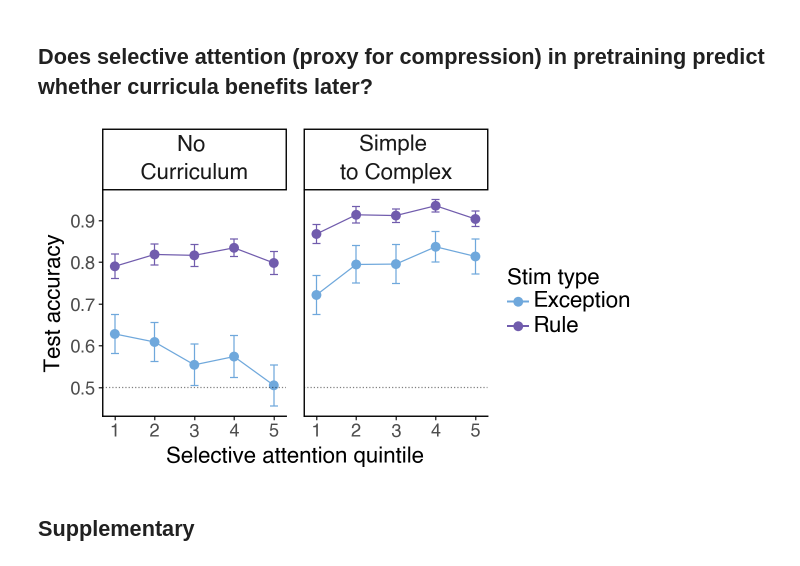
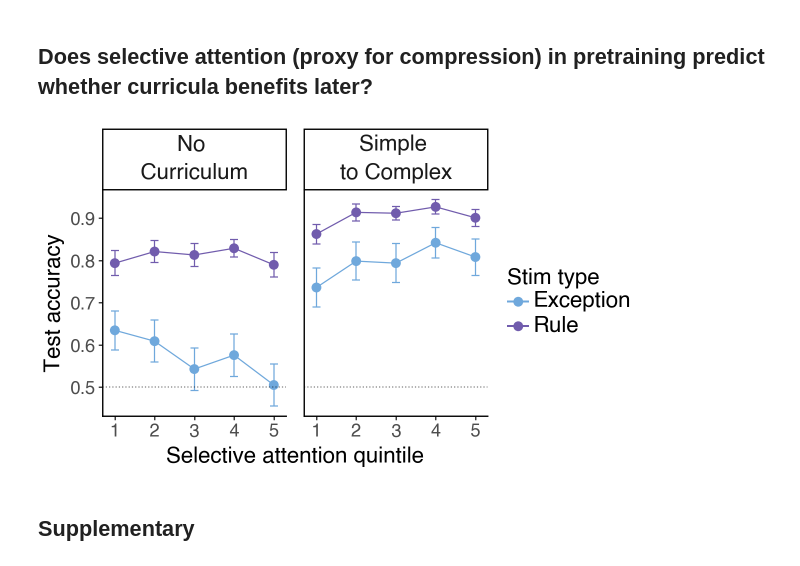
Before and after one commit to licezhang/curriculum_unlearning, a Jupyter notebook: analysis/experiment2.ipynb, the cells around one changed output. Cells and saved outputs as stored; diff of their text form; code cells hidden in the pictures.

Commit message:
adding exp1 task code and aligning exp2 v1

```diff
--- a/analysis/experiment2.ipynb
+++ b/analysis/experiment2.ipynb
@@ -21,24 +16,10 @@ dodge = position_dodge(width=0.6)
 stimColors = {'Rule': '#715cad', 'Exception': '#6fa8dcff'}
 
 # Load the raw data
-df = pd.read_csv('data/experiment2_raw.csv')
+df = pd.read_csv('data/experiment2_raw.csv', dtype={'stimuli': str})
 # %%
-# exclude subjects with more than 5 missed catch trials, only relevant for v5 and replication v2
-missed_catch = df[(df['catch']==True) & (df['correct']==0)].groupby('subjectId').size()
-catch_cutoff = 5
-exclude_subs = missed_catch[missed_catch > catch_cutoff].index.tolist()
-df = df[~df['subjectId'].isin(exclude_subs)]
-print(f"Excluding {len(exclude_subs)} subjects with more than {catch_cutoff} missed catch trials")
-
 # Filter out catch trials
 df = df[(df['catch'] == False)]
-
-# filter out extra test trials from v4
-df = df[~((df['taskPart'] == 'test') & (df['study_version'] == 'data/curriculum_pretraining_structure_v4') & (df['trialNum'] >= 16))]
-
-# Compute simple rule match
-df['pretrainingAssignment'] = df['pretrainingAssignment'].apply(ast.literal_eval)
-df['simple_rule_match'] = df['pretrainingAssignment'].apply(lambda x: x[0]['randomization']['featureAssignment']['0'] == x[1]['randomization']['featureAssignment']['1'])
 
 # Create a new column for curriculum labels for better readability in plots
 label_map = {
@@ -79,27 +58,27 @@ Total participants: 1027
 # Pretraining df
 bin_size = 24
 df_pretraining = df[(df['taskPart'] == 'metalearning')]
-df_pretraining['total_trial_num'] = (
+df_pretraining['totalTrialNum'] = (
     df_pretraining
       .sort_values(['subjectId', 'blockNum', 'trialNum'])
       .groupby('subjectId')
       .cumcount() + 1
 )
 df_pretraining = df_pretraining[df_pretraining['timeout'] == False]
-df_pretraining['bin'] = ((df_pretraining['total_trial_num'] - 1) // bin_size) + 1
+df_pretraining['bin'] = ((df_pretraining['totalTrialNum'] - 1) // bin_size) + 1
 df_pretraining['bin_mid'] = (df_pretraining['bin'] * bin_size - bin_size / 2).astype(float)
 
 # Learning df
 bin_size = 24
 df_learning = df[df['taskPart'] == 'learning']
-df_learning['total_trial_num'] = (
+df_learning['totalTrialNum'] = (
     df_learning
       .sort_values(['subjectId', 'blockNum', 'trialNum'])
       .groupby('subjectId')
       .cumcount() + 1
 )
 df_learning = df_learning[df_learning['timeout'] == False]
-df_learning['bin'] = ((df_learning['total_trial_num'] - 1) // bin_size) + 1
+df_learning['bin'] = ((df_learning['totalTrialNum'] - 1) // bin_size) + 1
 # Bin mid point for plotting (use trial number in x-axis)
 df_learning['bin_mid'] = (df_learning['bin'] * bin_size - bin_size / 2).astype(float)
 df_learning_curriculum = df_learning[df_learning['curriculum'] == 'Simple To Complex'].to_csv('data/exp2_learning_curriculum.csv', index=False)
@@ -380,7 +359,7 @@ overall_pretrain_acc = (
     df_pretraining.groupby('subjectId')['correct'].mean().rename('pretrain_acc')
 )
 
-sa_test = test_df.merge(pretraining_sa.rename('mean_sa'), on='subjectId')
+sa_test = test_df.merge(pretraining_sa.rename('selective_attention'), on='subjectId')
 sa_test = sa_test.merge(overall_pretrain_acc, on='subjectId')
 sa_test.to_csv('data/exp2_test_smrt.csv', index=False)
 # %%
@@ -391,12 +370,12 @@ n_quantiles = 5
 
 sa_per_sub_test = (
     sa_test
-    .groupby(['curriculum_label', 'pretraining', 'subjectId', 'stimType','mean_sa','pretrain_acc'], as_index=False)
+    .groupby(['curriculum_label', 'pretraining', 'subjectId', 'stimType','selective_attention','pretrain_acc'], as_index=False)
     .agg(acc=('correct', 'mean'))
 )
 sa_per_sub_test['sa_quantile'] = (
     sa_per_sub_test
-    .groupby('curriculum_label')['mean_sa']
+    .groupby('curriculum_label')['selective_attention']
     .transform(lambda x: pd.qcut(x, q=n_quantiles, labels=False, duplicates='drop') + 1)
 )
 
@@ -406,34 +385,34 @@ summary_sa_q = (
     .agg(mean_acc=('acc', 'mean'),
          se=('acc', lambda x: x.std(ddof=1) / np.sqrt(len(x))),
          n=('acc', 'count'))
 )
 summary_sa_q['ymin'] = summary_sa_q['mean_acc'] - summary_sa_q['se']
 summary_sa_q['ymax'] = summary_sa_q['mean_acc'] + summary_sa_q['se']
 # One combined group key so each (curriculum, stimType) line connects its own points
 summary_sa_q['line_group'] = summary_sa_q['curriculum_label'] + ' | ' + summary_sa_q['stimType']
 
 
 p_sa_test = (
     ggplot(summary_sa_q, aes(x='sa_quantile', y='mean_acc',
                              color='stimType', group='line_group'))
     + geom_line()
     + geom_point(size=3)
     + geom_errorbar(aes(ymin='ymin', ymax='ymax'), width=0.2)
     + geom_hline(yintercept=0.5, linetype='dotted', color='black', alpha=0.5)
     + scale_color_manual(values=stimColors)
     + scale_x_continuous(breaks=list(range(1, n_quantiles + 1)))
     + labs(x='Selective attention quintile',
            y='Test accuracy', color='Stim type',
            shape='Curriculum', linetype='Curriculum')
     + facet_wrap('~curriculum_label')
     + theme_classic()
     + theme(axis_text=element_text(size=13), text=element_text(size=16), figure_size=(6,3.5), panel_spacing=0.03)
 
 )
 
 p_sa_test
 # %% [output]
-[figure, old version]
+[figure, new version]
 # %% [markdown]
 ## Supplementary
 # %%
```
Also changed, not shown: parts of 8 cells of this notebook, 15 other files.
